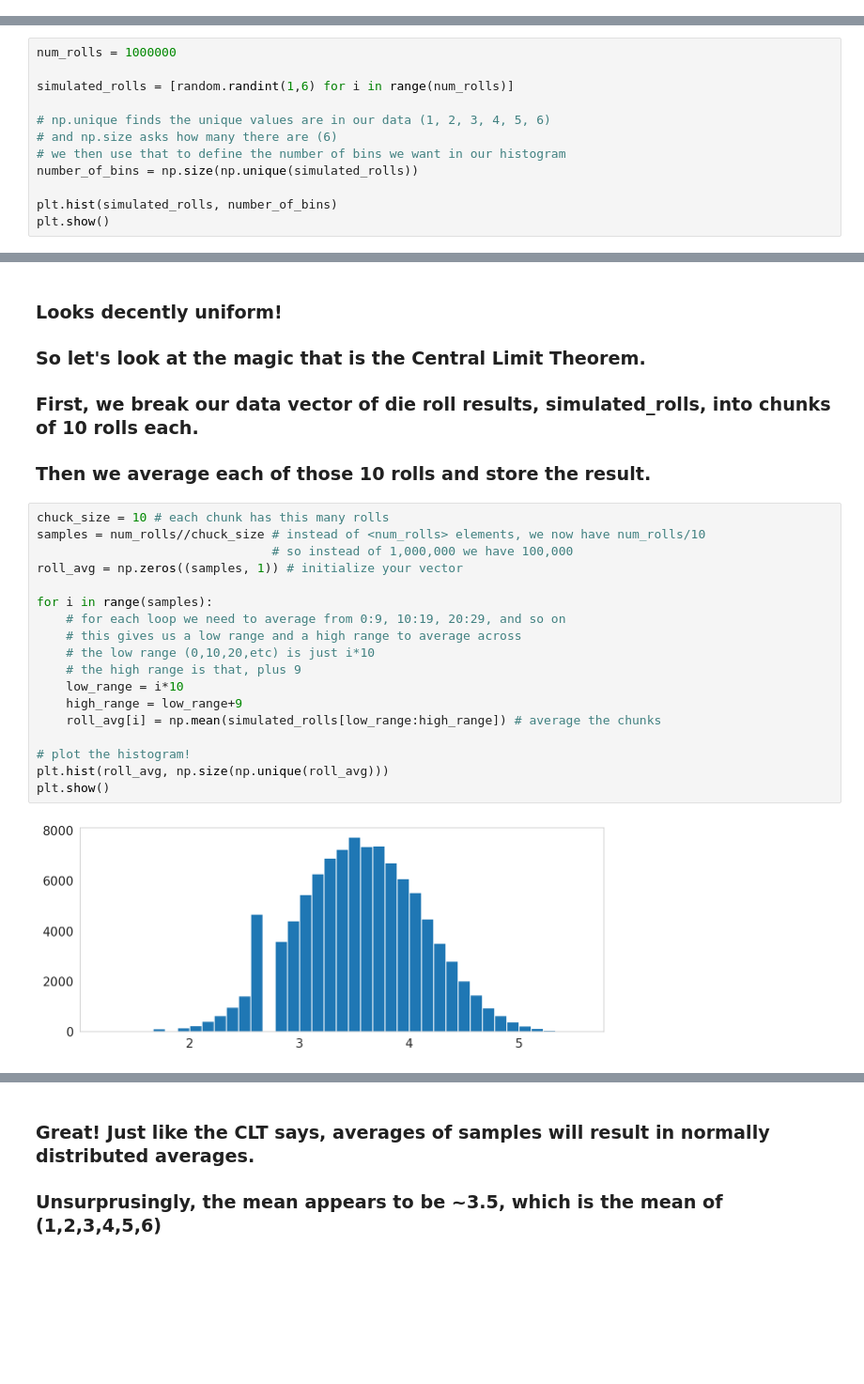
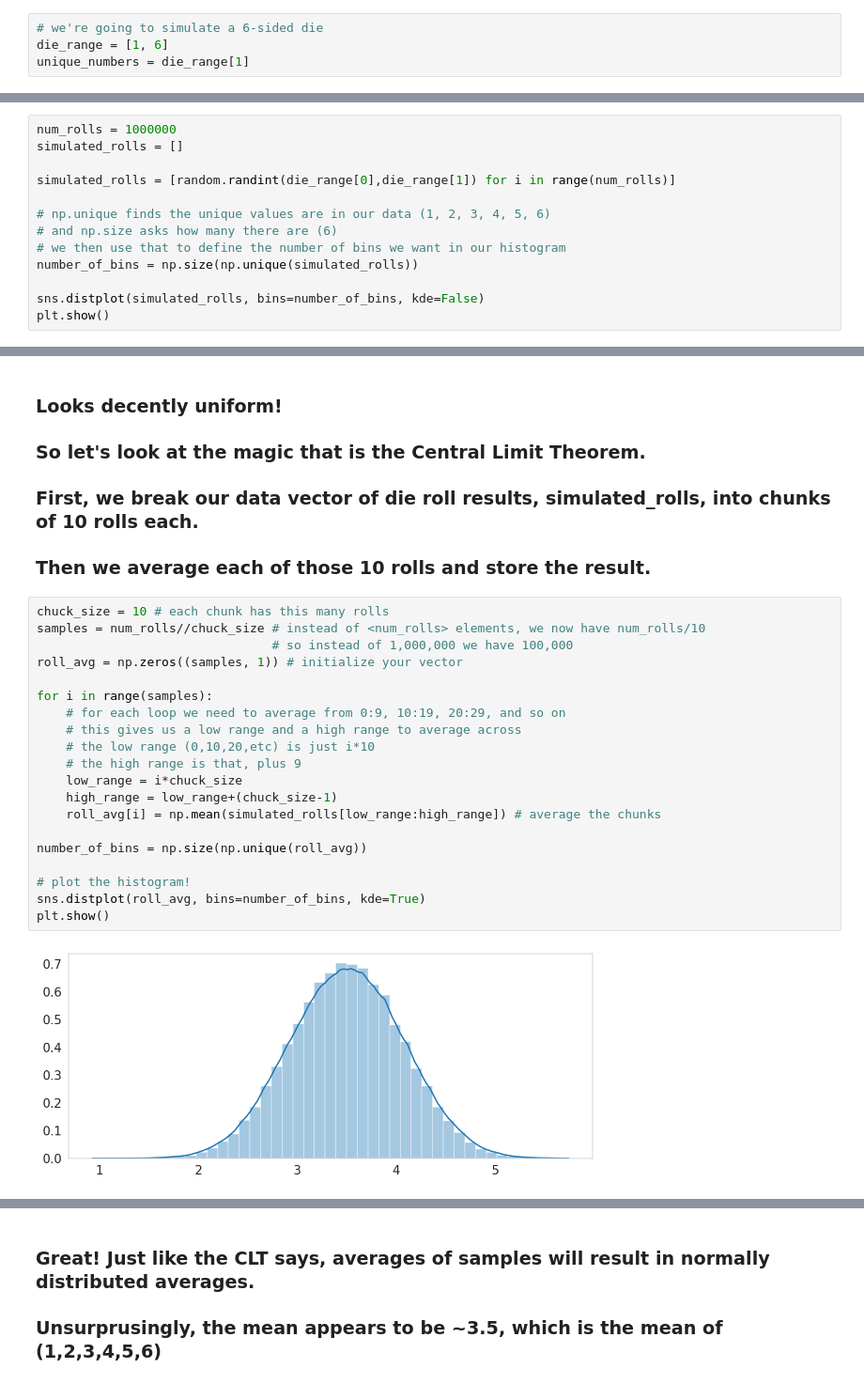
Before and after one commit to COGS108/Lectures-Fa19, a Jupyter notebook: COGS108Fa19-Lecture10.ipynb, the cells around one changed output, grey strips where cells are left out. Shown at 94% size. Saved outputs shown, nothing was run; the diff lists cells and outputs as text; blank space fills up the shorter version.

```diff
--- a/COGS108Fa19-Lecture10.ipynb
+++ b/COGS108Fa19-Lecture10.ipynb
@@ -25,6 +25,10 @@ matplotlib.rc('figure', **figure)
 # %% [output]
 The autoreload extension is already loaded. To reload it, use:
   %reload_ext autoreload
+# %%
+# we're going to simulate a 6-sided die
+die_range = [1, 6]
+unique_numbers = die_range[1]
 # %%
 %%time
 # magic that tells you how long the cell takes to run
@@ -89,14 +96,15 @@ Wall time: 97.2 ms
 ### Also plot the histogram of the results
 # %%
 num_rolls = 1000000
+simulated_rolls = []
 
-simulated_rolls = [random.randint(1,6) for i in range(num_rolls)]
+simulated_rolls = [random.randint(die_range[0],die_range[1]) for i in range(num_rolls)]
 
 # np.unique finds the unique values are in our data (1, 2, 3, 4, 5, 6)
 # and np.size asks how many there are (6)
 # we then use that to define the number of bins we want in our histogram
 number_of_bins = np.size(np.unique(simulated_rolls))
 
-plt.hist(simulated_rolls, number_of_bins)
+sns.distplot(simulated_rolls, bins=number_of_bins, kde=False)
 plt.show()
 # %% [output]
@@ -109,23 +117,25 @@ plt.show()
 # %%
 chuck_size = 10 # each chunk has this many rolls
 samples = num_rolls//chuck_size # instead of <num_rolls> elements, we now have num_rolls/10
                                 # so instead of 1,000,000 we have 100,000
 roll_avg = np.zeros((samples, 1)) # initialize your vector
 
 for i in range(samples):
     # for each loop we need to average from 0:9, 10:19, 20:29, and so on
     # this gives us a low range and a high range to average across
     # the low range (0,10,20,etc) is just i*10
     # the high range is that, plus 9
-    low_range = i*10
-    high_range = low_range+9
+    low_range = i*chuck_size
+    high_range = low_range+(chuck_size-1)
     roll_avg[i] = np.mean(simulated_rolls[low_range:high_range]) # average the chunks
 
+number_of_bins = np.size(np.unique(roll_avg))
+
 # plot the histogram!
-plt.hist(roll_avg, np.size(np.unique(roll_avg)))
+sns.distplot(roll_avg, bins=number_of_bins, kde=True)
 plt.show()
 # %% [output]
-[figure, old version]
+[figure, new version]
 # %%
 np.mean((1,2,3,4,5,6)), np.mean(roll_avg)
 # %% [output]
```
Also changed, not shown: parts of 16 cells of this notebook.
